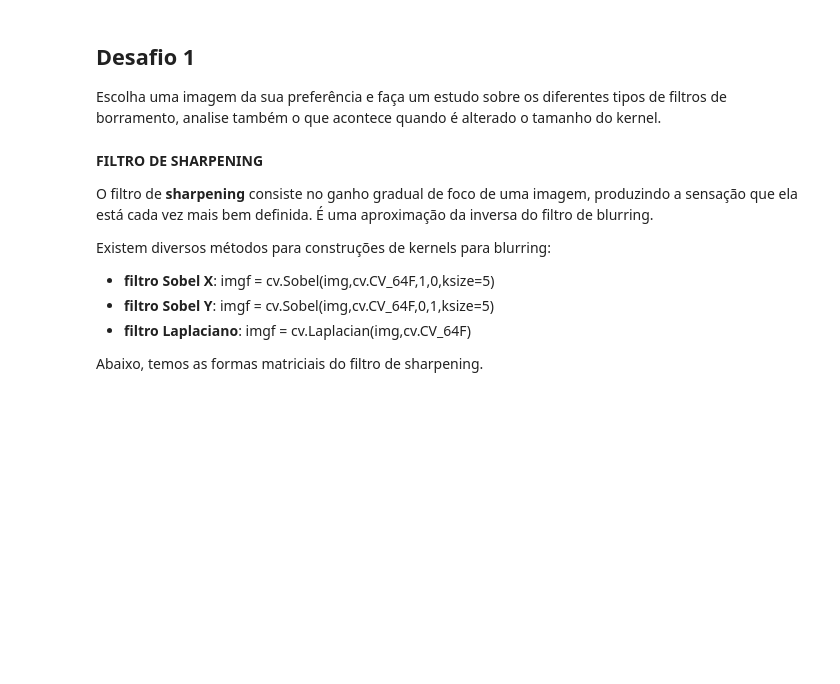
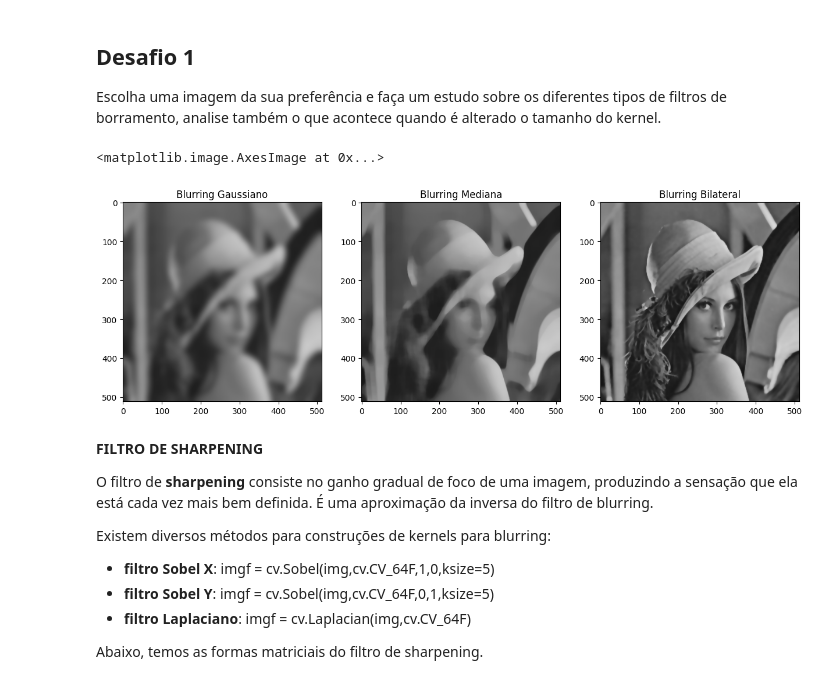
Before and after one commit to matpazikas/Apostila_CognitiveComputing, a Jupyter notebook: material/aulas/PDI/lab04/Filtros_de_Convolução.ipynb, the cells around one changed output. Drawn from its saved outputs; the diff is of its cells as text; code cells hidden in the pictures; blank space fills up the shorter version.

```diff
--- a/material/aulas/PDI/lab04/Filtros_de_Convolução.ipynb
+++ b/material/aulas/PDI/lab04/Filtros_de_Convolução.ipynb
@@ -162,3 +161,31 @@ Escolha uma imagem da sua preferência e faça um estudo sobre os diferentes tip
+# %%
+import numpy as np
+import cv2
+
+#carrega imagem
+img = cv2.imread('lab_images/lena.png')
+
+# Realiza o blur
+imggb = cv2.GaussianBlur(img,(51,51),0)
+imgmb = cv2.medianBlur(img,25,0)
+imgbf = cv2.bilateralFilter(img,9,75,75)
+
+# Exibir as imagens
+plt.figure(figsize=(15, 5))
+plt.subplot(1, 3, 1)
+plt.title('Blurring Gaussiano')
+plt.imshow(imggb, cmap='gray')
+
+plt.subplot(1, 3, 2)
+plt.title('Blurring Mediana')
+plt.imshow(imgmb, cmap='gray')
+
+plt.subplot(1, 3, 3)
+plt.title('Blurring Bilateral')
+plt.imshow(imgbf, cmap='gray')
+# %% [output]
+<matplotlib.image.AxesImage at 0x...>
+[figure, added]
 # %% [markdown]
 **FILTRO DE SHARPENING**
 
```
Also changed, not shown: parts of 5 cells of this notebook.
